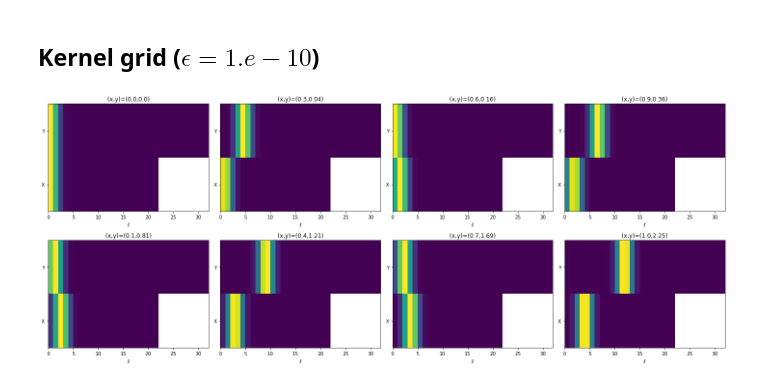
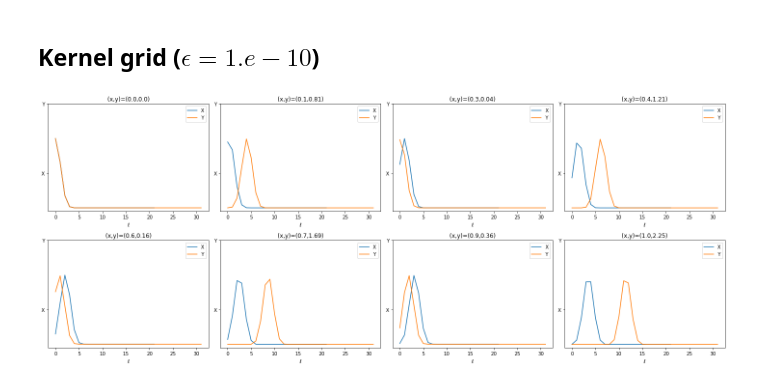
Before and after one commit to fAndreuzzi/spreading-nonuniform-grid, a Jupyter notebook: data/visualization.ipynb, the cells around one changed output. Drawn from its saved outputs; the diff is of its cells as text; code cells hidden in the pictures.

Commit message:
improve convolution visualization

```diff
--- a/data/visualization.ipynb
+++ b/data/visualization.ipynb
@@ -4,9 +4,11 @@ import matplotlib.pyplot as plt
 
 import sys
 sys.path.append('../dask')
-from gm import kernel, compute_beta, fine_grid_size, compute_w
+from gm import kernel, compute_beta, fine_grid_size, compute_w, load_data
 
 from math import pow
+
+epsilon = 1.e-10
 # %% [markdown]
 ## Non-uniform grid $\to$ Uniform grid
 # %%
@@ -118,22 +120,27 @@ plt.annotate('smaller $\\beta$\n(i.e. bigger $\epsilon$)', xy=(-0.7, 0.7),  xyco
 # %%
 krn_vals = np.load('../data/krn_vals.npy')
 
 epsilon = 1.e-10
 krn_vals[:,0,n[0]:] = np.nan
 krn_vals[:,1,n[1]:] = np.nan
 
 fig = plt.figure(figsize=(20,8))
 
+pts, _ = load_data()
+
 for pos,i in enumerate(list(range(len(pts)))[::25]):
     plt.subplot(2,4,pos+1)
-    plt.pcolormesh(krn_vals[i])
+    plt.plot(krn_vals[i,0], label='X')
+    plt.plot(krn_vals[i,1], label='Y')
 
     plt.title('(x,y)=({},{})'.format(*np.round(pts[i],2)))
     plt.xlabel('$\ell$')
+
+    plt.legend()
 
     plt.yticks([0.5,1.5], ['X', 'Y'])
 
 fig.tight_layout()
 plt.show()
 # %% [output]
-[figure, old version]
+[figure, new version]
```
